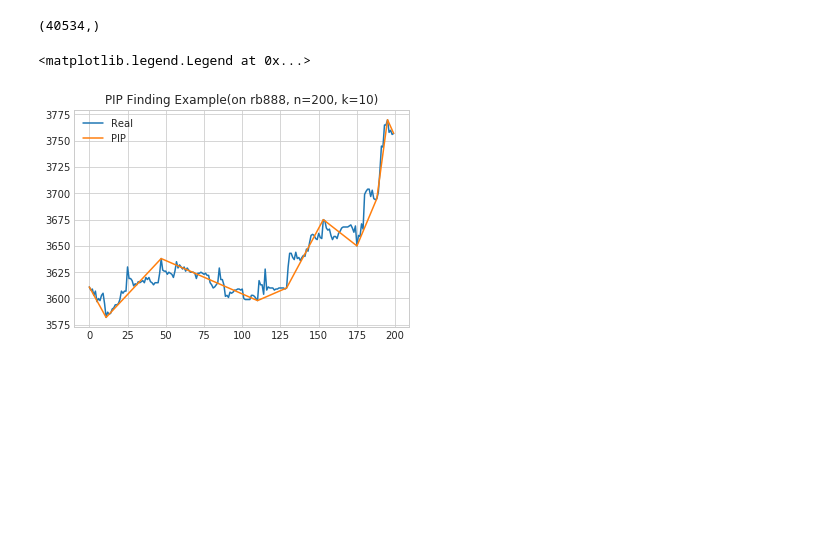
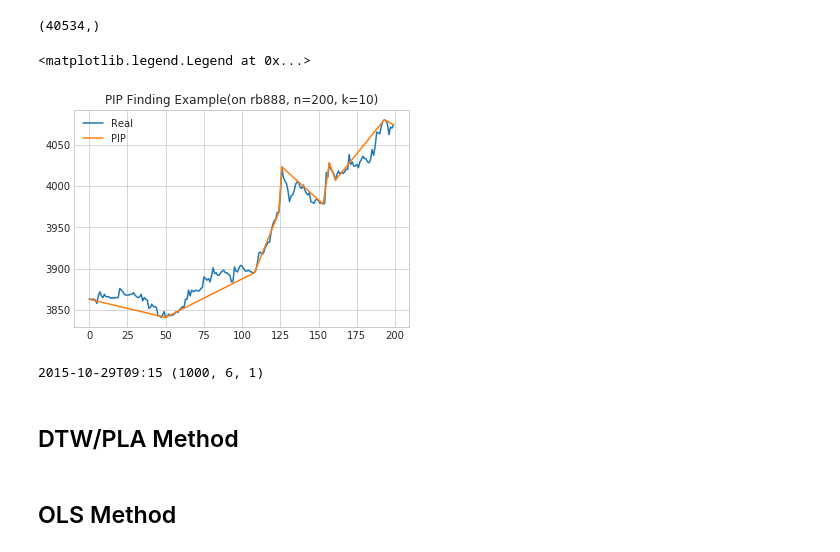
Before and after one commit to SheldonNico/Exercises, a Jupyter notebook: ML/Paper.ipynb, the cells around one changed output. Saved outputs shown, nothing was run; the diff lists cells and outputs as text; code cells hidden in the pictures; blank space fills up the shorter version.

```diff
--- a/ML/Paper.ipynb
+++ b/ML/Paper.ipynb
@@ -60,17 +61,39 @@ def filter_pip(xarr, yarr, k=3):
 
     return np.array(out)
 # %%
-num = 500
+num = 1000
 xarr = np.arange(200)
 yarr = rb888.open[num:num+200]
 
 out = filter_pip(xarr, yarr, 10)
 
 plt.plot(xarr, yarr, label="Real")
 plt.plot(xarr[out], yarr[out], label="PIP")
 plt.title("PIP Finding Example(on rb888, n=200, k=10)")
 plt.legend()
 # plt.savefig("pip examples.jpg")
 # %% [output]
 <matplotlib.legend.Legend at 0x...>
-[figure, old version]
+[figure, new version]
+# %%
+def data_iter(data, sig, train_window = 500, predict_window = 500):
+
+    num = data.info.maxlen
+    indices = list(range(train_window, num-predict_window))
+    random.shuffle(indices)
+
+    for i in indices:
+        train = data[i-train_window:i]
+        predict = data[i-train_window:i+predict_window]
+
+        yield train, predict
+
+for t, p in data_iter(rb888):
+    print(t.info.start, p.shape)
+    break
+# %% [output]
+2015-10-29T09:15 (1000, 6, 1)
+# %% [markdown]
+## DTW/PLA Method
+# %% [markdown]
+## OLS Method
```
Also changed, not shown: parts of 1 cell of this notebook.
